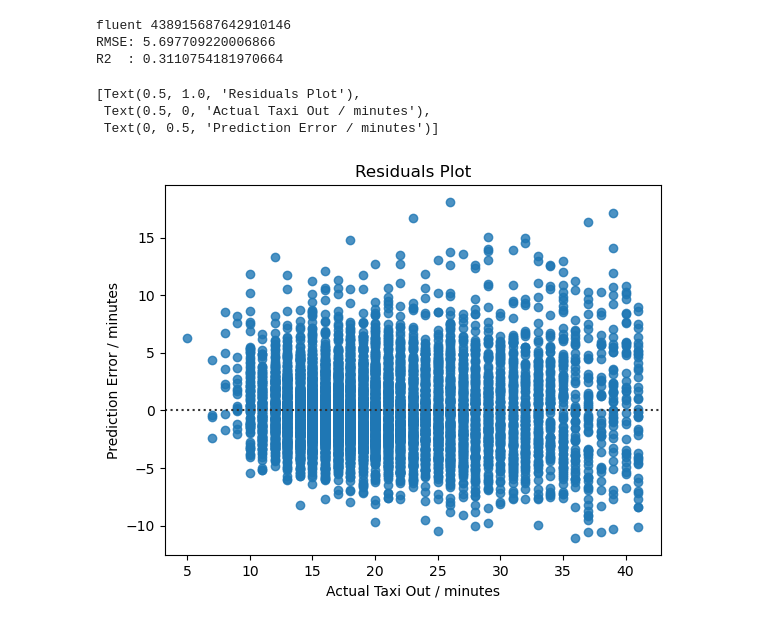
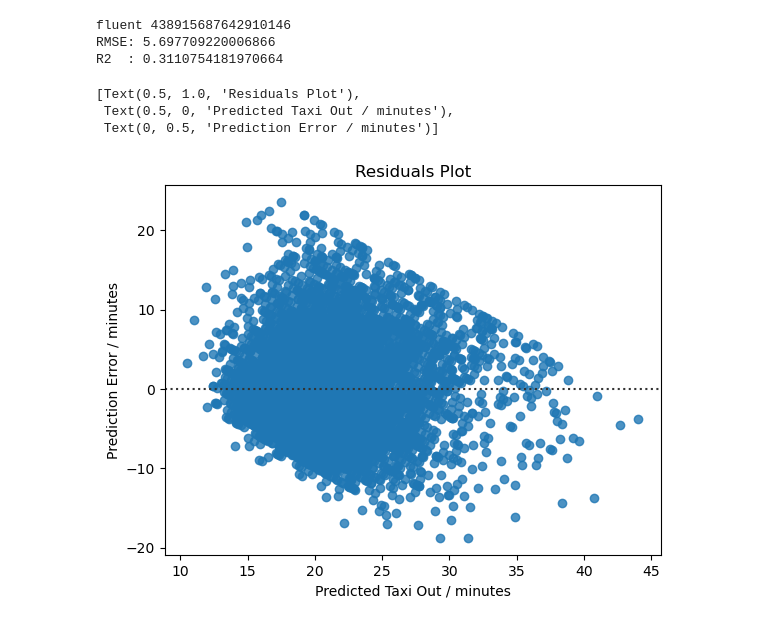
Before and after one commit to ADPriceless/TDA_Assignment_TaxiTime, a Jupyter notebook: experimentation.ipynb, the cells around one changed output. Drawn from its saved outputs; the diff is of its cells as text; code cells hidden in the pictures.

Commit message:
Plot y_pred on x-axis of residual plot

```diff
--- a/experimentation.ipynb
+++ b/experimentation.ipynb
@@ -250,12 +250,14 @@ fluent 438915687642910146
 RMSE: 5.697709220006866
 R2  : 0.3110754181970664
 # %%
-sns.residplot(
-    x=y_test,
-    y=y_pred
-).set(title='Residuals Plot', xlabel='Actual Taxi Out / minutes', ylabel='Prediction Error / minutes')
+sns.residplot(x=y_pred, y=y_test) \
+    .set(
+        title='Residuals Plot',
+        xlabel='Predicted Taxi Out / minutes',
+        ylabel='Prediction Error / minutes'
+    )
 # %% [output]
 [Text(0.5, 1.0, 'Residuals Plot'),
- Text(0.5, 0, 'Actual Taxi Out / minutes'),
+ Text(0.5, 0, 'Predicted Taxi Out / minutes'),
  Text(0, 0.5, 'Prediction Error / minutes')]
-[figure, old version]
+[figure, new version]
```
